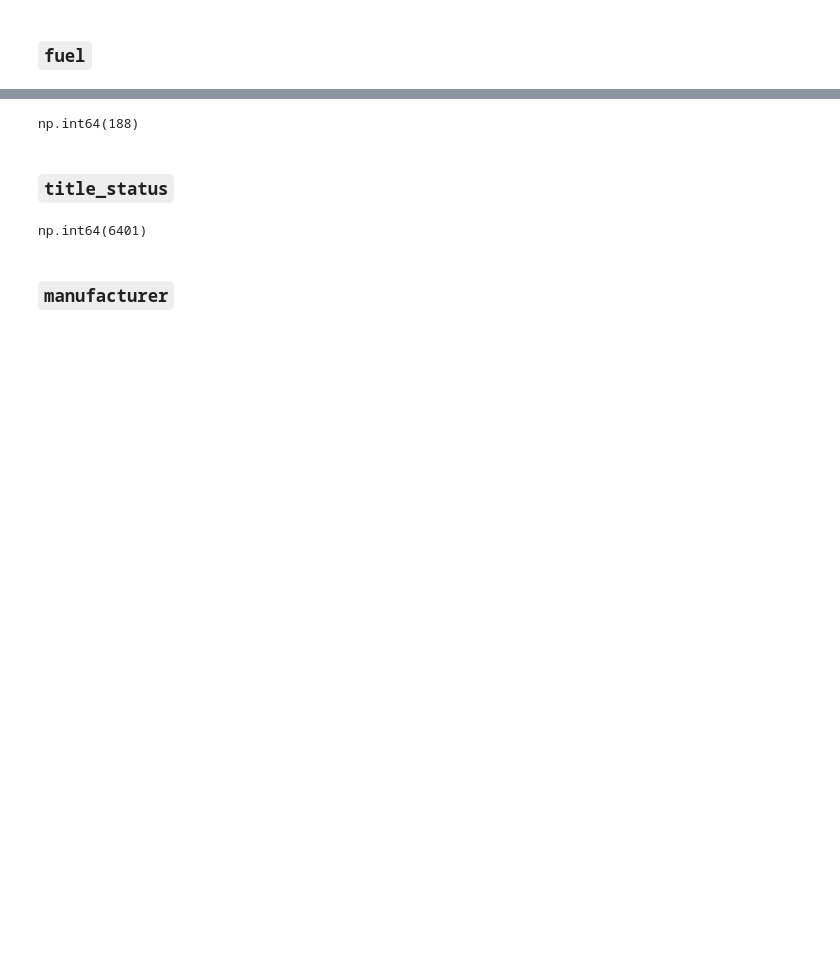
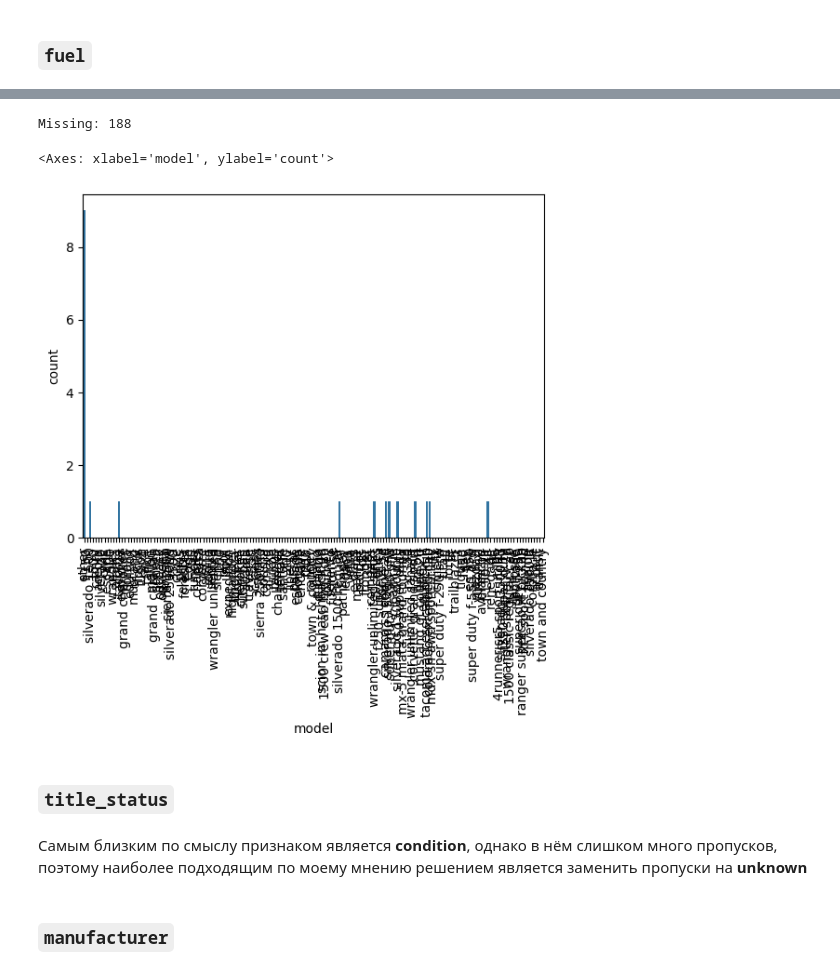
Before and after one commit to MoyMarMois/Carset, a Jupyter notebook: carset.ipynb, the cells around one changed output, grey strips where cells are left out. Drawn from its saved outputs; the diff is of its cells as text; code cells hidden in the pictures; blank space fills up the shorter version.

```diff
--- a/carset.ipynb
+++ b/carset.ipynb
@@ -221,6 +223,6 @@ def fill_with_vin(x):
 # %%
-df["model"] = df.groupby("pattern_vin", dropna=False)["model"].transform(fill_with_vin)
+df["model"] = df.groupby("pattern_vin", dropna=False)["model"].transform(fill_mode)
+print(f"Missing: {df["model"].isna().sum()}")
+df = df.dropna(subset=["model"])
+# %% [output]
+Missing: 188
-# %%
-df["model"].isna().sum()
-# %% [output]
-np.int64(188)
@@ -229,6 +234,13 @@ df = df.dropna(subset=["model"])
+# %%
+plt.xticks(rotation=90)
+sns.countplot(x=df["model"][:20], order=df["model"].value_counts().index)
+# %% [output]
+<Axes: xlabel='model', ylabel='count'>
+[figure, added]
 # %% [markdown]
 ### `title_status`
+# %% [markdown]
+Самым близким по смыслу признаком является <b>condition</b>, однако в нём слишком много пропусков, поэтому наиболее подходящим по моему мнению решением является заменить пропуски на <b>unknown</b>
 # %%
 df["title_status"].isna().sum()
+df["title_status"] = df["title_status"].fillna("Unknown")
-# %% [output]
-np.int64(6401)
```
Also changed, not shown: parts of 68 cells of this notebook, 1 other file.
